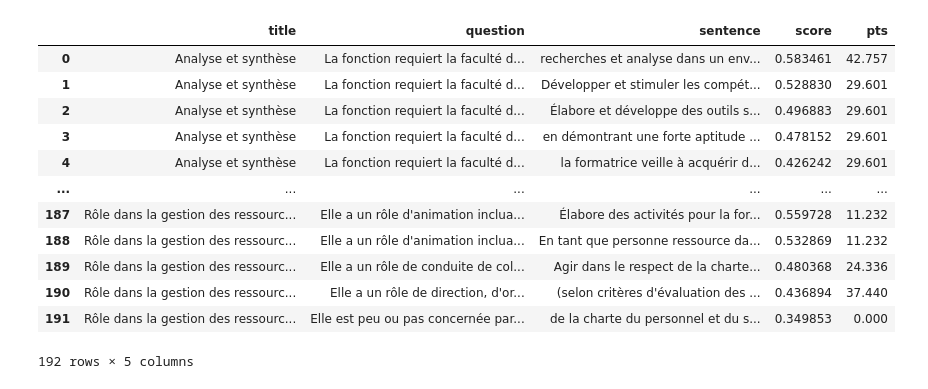
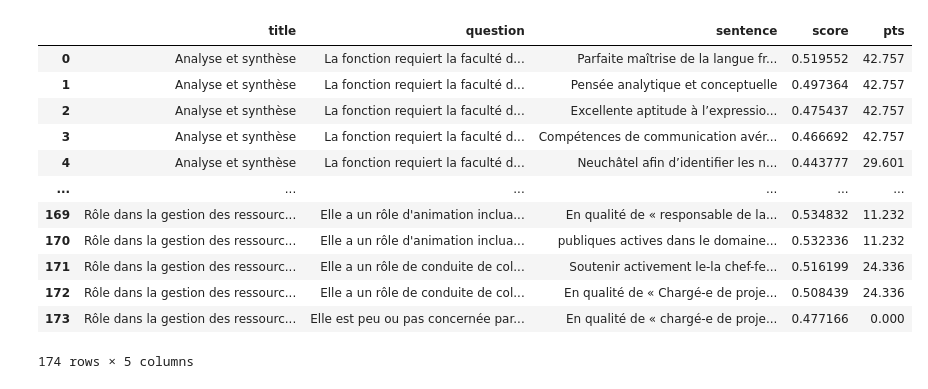
Before and after one commit to issamejekkam/Stage2A, a Jupyter notebook: ComparaisonLexicale.ipynb, the cells around one changed output. Saved outputs shown, nothing was run; the diff lists cells and outputs as text; code cells hidden in the pictures.

```diff
--- a/ComparaisonLexicale.ipynb
+++ b/ComparaisonLexicale.ipynb
@@ -1,24 +1,24 @@
 # %%
 from database import database
 
 database= database("data.db")
 database.connect()
-resultats=database.read_json("all_matches_of_Test6.docx.json")
+resultats=database.read_json("all_matches_of_Cahier des charges_nouveau poste 2025_V0.6_définitive.pdf.json")
 resultats
 # %% [output]
 |  | title | question | sentence | score | pts |
-| 0 | Analyse et synthèse | La fonction requiert la faculté d... | recherches et analyse dans un env... | 0.583461 | 42.757 |
-| 1 | Analyse et synthèse | La fonction requiert la faculté d... | Développer et stimuler les compét... | 0.528830 | 29.601 |
-| 2 | Analyse et synthèse | La fonction requiert la faculté d... | Élabore et développe des outils s... | 0.496883 | 29.601 |
-| 3 | Analyse et synthèse | La fonction requiert la faculté d... | en démontrant une forte aptitude ... | 0.478152 | 29.601 |
-| 4 | Analyse et synthèse | La fonction requiert la faculté d... | la formatrice veille à acquérir d... | 0.426242 | 29.601 |
+| 0 | Analyse et synthèse | La fonction requiert la faculté d... | Parfaite maîtrise de la langue fr... | 0.519552 | 42.757 |
+| 1 | Analyse et synthèse | La fonction requiert la faculté d... | Pensée analytique et conceptuelle | 0.497364 | 42.757 |
+| 2 | Analyse et synthèse | La fonction requiert la faculté d... | Excellente aptitude à l’expressio... | 0.475437 | 42.757 |
+| 3 | Analyse et synthèse | La fonction requiert la faculté d... | Compétences de communication avér... | 0.466692 | 42.757 |
+| 4 | Analyse et synthèse | La fonction requiert la faculté d... | Neuchâtel afin d’identifier les n... | 0.443777 | 29.601 |
 | ... | ... | ... | ... | ... | ... |
-| 187 | Rôle dans la gestion des ressourc... | Elle a un rôle d'animation inclua... | Élabore des activités pour la for... | 0.559728 | 11.232 |
-| 188 | Rôle dans la gestion des ressourc... | Elle a un rôle d'animation inclua... | En tant que personne ressource da... | 0.532869 | 11.232 |
-| 189 | Rôle dans la gestion des ressourc... | Elle a un rôle de conduite de col... | Agir dans le respect de la charte... | 0.480368 | 24.336 |
-| 190 | Rôle dans la gestion des ressourc... | Elle a un rôle de direction, d'or... | (selon critères d'évaluation des ... | 0.436894 | 37.440 |
-| 191 | Rôle dans la gestion des ressourc... | Elle est peu ou pas concernée par... | de la charte du personnel et du s... | 0.349853 | 0.000 |
+| 169 | Rôle dans la gestion des ressourc... | Elle a un rôle d'animation inclua... | En qualité de « responsable de la... | 0.534832 | 11.232 |
+| 170 | Rôle dans la gestion des ressourc... | Elle a un rôle d'animation inclua... | publiques actives dans le domaine... | 0.532336 | 11.232 |
+| 171 | Rôle dans la gestion des ressourc... | Elle a un rôle de conduite de col... | Soutenir activement le-la chef-fe... | 0.516199 | 24.336 |
+| 172 | Rôle dans la gestion des ressourc... | Elle a un rôle de conduite de col... | En qualité de « Chargé-e de proje... | 0.508439 | 24.336 |
+| 173 | Rôle dans la gestion des ressourc... | Elle est peu ou pas concernée par... | En qualité de « chargé-e de proje... | 0.477166 | 0.000 |
-192 rows × 5 columns
+174 rows × 5 columns
 # %%
 import spacy
 nlp = spacy.load("fr_core_news_md")  # pas besoin d'exclude
```
Also changed, not shown: parts of 6 cells of this notebook, 11 other files.
